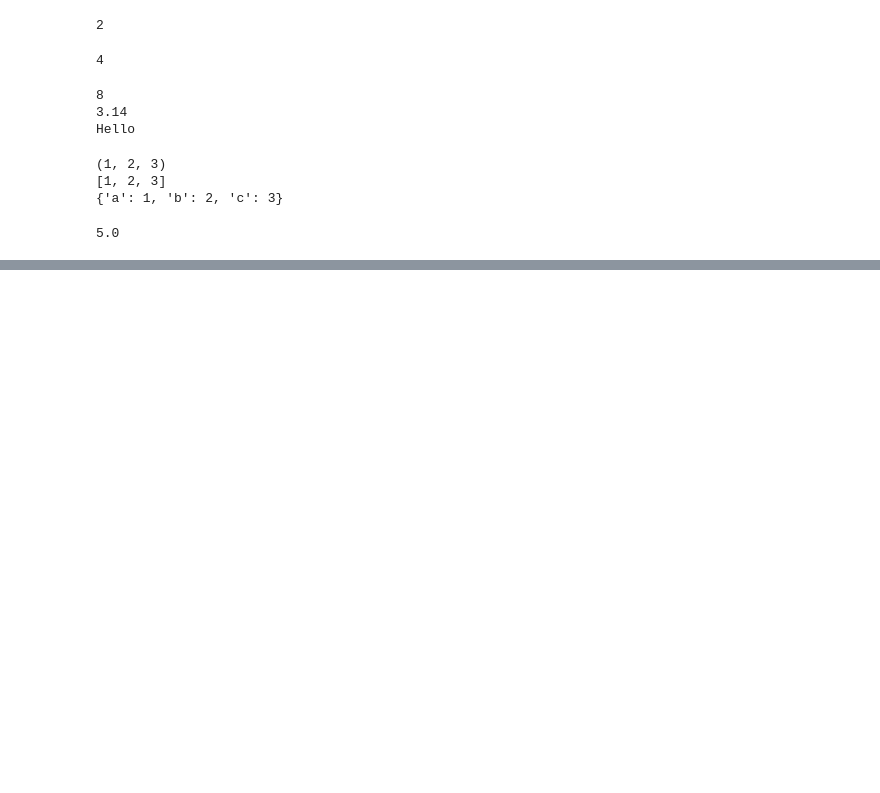
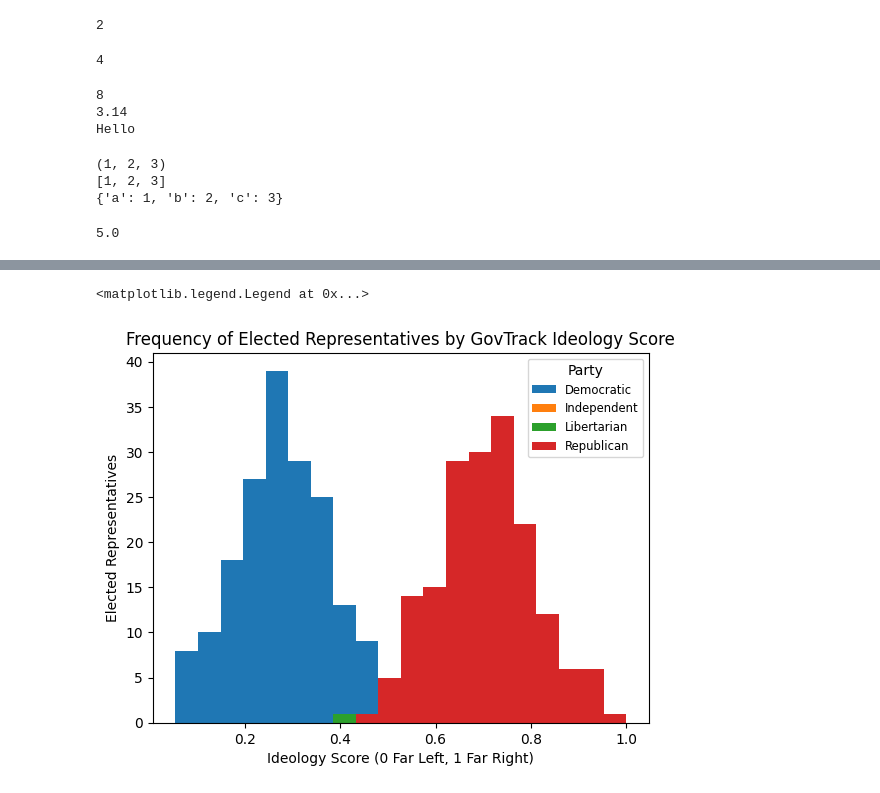
Before and after one commit to edwardoughton/innovators, a Jupyter notebook: Intro_to_data_analysis.ipynb, the cells around one changed output, grey strips where cells are left out. Cells and saved outputs as stored; diff of their text form; code cells hidden in the pictures; blank space fills up the shorter version.

```diff
--- a/Intro_to_data_analysis.ipynb
+++ b/Intro_to_data_analysis.ipynb
@@ -169,0 +222,15 @@ plotHorzBar("This is a checkbox question")
+# %%
+# Example: Frequency plot
+from matplotlib import pyplot as plt
+
+# Define the plot function type, variables etc.
+dataframe.pivot(columns="party", values="ideology").plot.hist(bins=20)
+
+# Define title and axis labels
+plt.title("Frequency of Elected Representatives by GovTrack Ideology Score")
+plt.xlabel("Ideology Score (0 Far Left, 1 Far Right)")
+plt.ylabel("Elected Representatives")
+plt.legend(title="Party", loc=1, fontsize='small', fancybox=True)
+# %% [output]
+<matplotlib.legend.Legend at 0x...>
+[figure, added]
```
Also changed, not shown: parts of 12 cells of this notebook.
